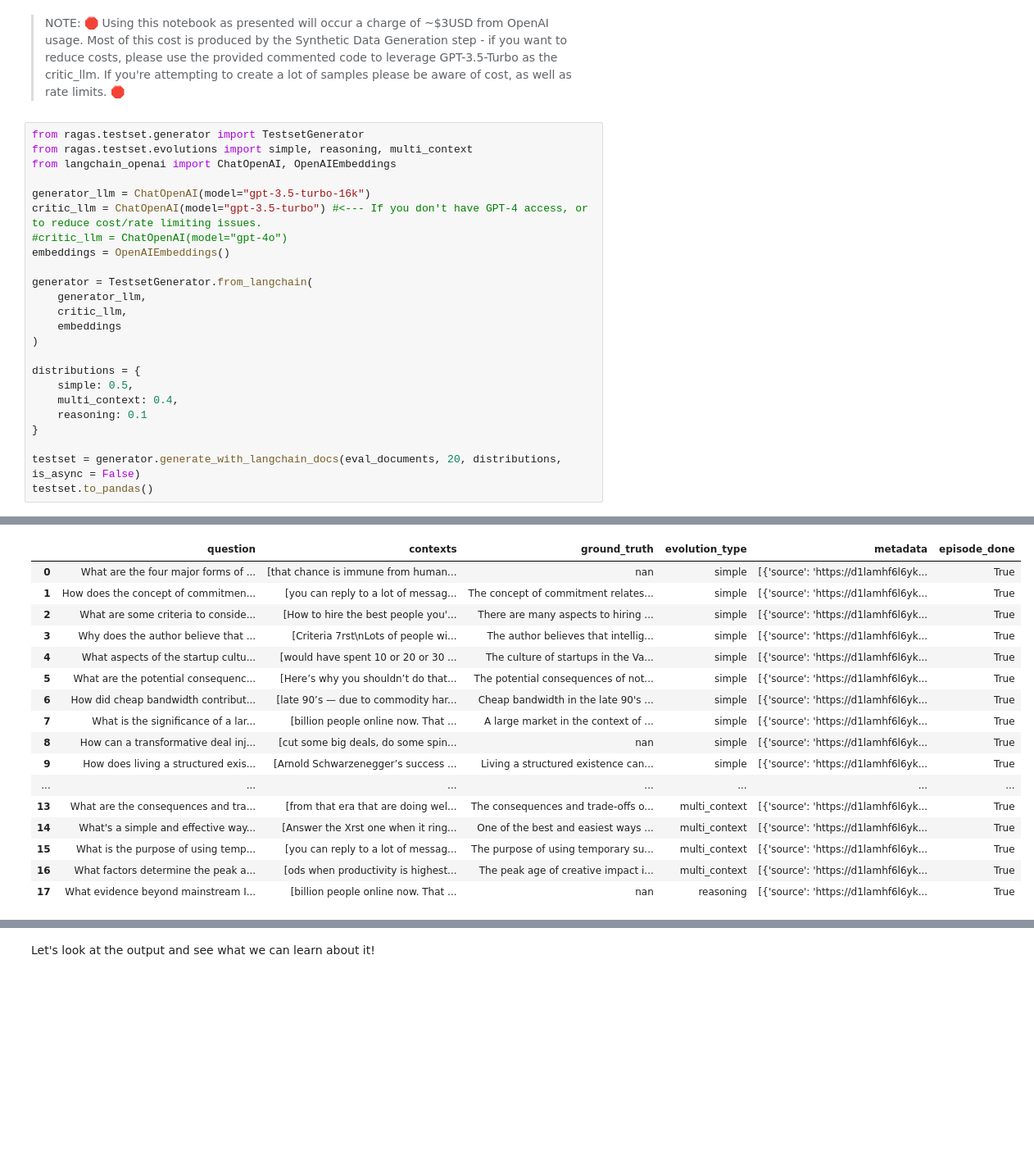
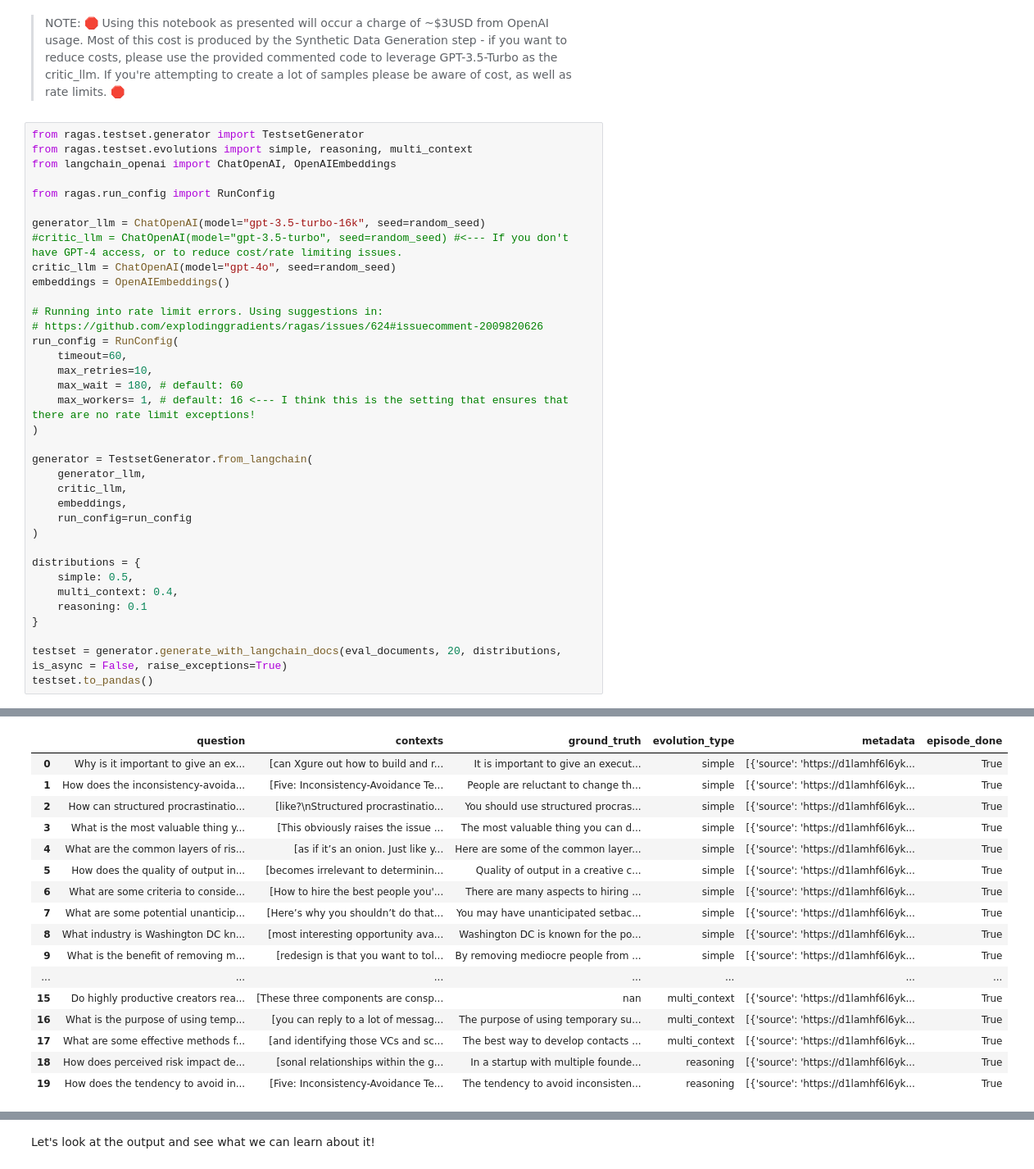
Before and after one commit to carvalhomb/AIE3, a Jupyter notebook: Week 4/Day 2/Evaluation_of_RAG_using_Ragas_Assignment_Notebook.ipynb, the cells around one changed output, grey strips where cells are left out. Shown at 82% size. Cells and saved outputs as stored; diff of their text form; blank space fills up the shorter version.

```diff
--- a/Week 4/Day 2/Evaluation_of_RAG_using_Ragas_Assignment_Notebook.ipynb
+++ b/Week 4/Day 2/Evaluation_of_RAG_using_Ragas_Assignment_Notebook.ipynb
@@ -375,15 +378,27 @@ from ragas.testset.generator import TestsetGenerator
 from ragas.testset.evolutions import simple, reasoning, multi_context
 from langchain_openai import ChatOpenAI, OpenAIEmbeddings
 
-generator_llm = ChatOpenAI(model="gpt-3.5-turbo-16k")
-critic_llm = ChatOpenAI(model="gpt-3.5-turbo") #<--- If you don't have GPT-4 access, or to reduce cost/rate limiting issues.
-#critic_llm = ChatOpenAI(model="gpt-4o")
+from ragas.run_config import RunConfig
+
+generator_llm = ChatOpenAI(model="gpt-3.5-turbo-16k", seed=random_seed)
+#critic_llm = ChatOpenAI(model="gpt-3.5-turbo", seed=random_seed) #<--- If you don't have GPT-4 access, or to reduce cost/rate limiting issues.
+critic_llm = ChatOpenAI(model="gpt-4o", seed=random_seed)
 embeddings = OpenAIEmbeddings()
+
+# Running into rate limit errors. Using suggestions in:
+# https://github.com/explodinggradients/ragas/issues/624#issuecomment-2009820626
+run_config = RunConfig(
+    timeout=60,
+    max_retries=10,
+    max_wait = 180, # default: 60
+    max_workers= 1, # default: 16 <--- I think this is the setting that ensures that there are no rate limit exceptions!
+)
 
 generator = TestsetGenerator.from_langchain(
     generator_llm,
     critic_llm,
-    embeddings
+    embeddings,
+    run_config=run_config
 )
 
 distributions = {
@@ -392,6 +407,6 @@ distributions = {
     reasoning: 0.1
 }
 
-testset = generator.generate_with_langchain_docs(eval_documents, 20, distributions, is_async = False)
+testset = generator.generate_with_langchain_docs(eval_documents, 20, distributions, is_async = False, raise_exceptions=True)
 testset.to_pandas()
 # %% [output]
@@ -418,20 +418,20 @@ ServerApp.rate_limit_window=3.0 (secs)
 |  | question | contexts | ground_truth | evolution_type | metadata | episode_done |
-| 0 | What are the four major forms of ... | [that chance is immune from human... | nan | simple | [{'source': 'https://d1lamhf6l6yk... | True |
-| 1 | How does the concept of commitmen... | [you can reply to a lot of messag... | The concept of commitment relates... | simple | [{'source': 'https://d1lamhf6l6yk... | True |
-| 2 | What are some criteria to conside... | [How to hire the best people you'... | There are many aspects to hiring ... | simple | [{'source': 'https://d1lamhf6l6yk... | True |
-| 3 | Why does the author believe that ... | [Criteria 7rst\nLots of people wi... | The author believes that intellig... | simple | [{'source': 'https://d1lamhf6l6yk... | True |
-| 4 | What aspects of the startup cultu... | [would have spent 10 or 20 or 30 ... | The culture of startups in the Va... | simple | [{'source': 'https://d1lamhf6l6yk... | True |
-| 5 | What are the potential consequenc... | [Here’s why you shouldn’t do that... | The potential consequences of not... | simple | [{'source': 'https://d1lamhf6l6yk... | True |
-| 6 | How did cheap bandwidth contribut... | [late 90’s — due to commodity har... | Cheap bandwidth in the late 90's ... | simple | [{'source': 'https://d1lamhf6l6yk... | True |
-| 7 | What is the significance of a lar... | [billion people online now. That ... | A large market in the context of ... | simple | [{'source': 'https://d1lamhf6l6yk... | True |
-| 8 | How can a transformative deal inj... | [cut some big deals, do some spin... | nan | simple | [{'source': 'https://d1lamhf6l6yk... | True |
-| 9 | How does living a structured exis... | [Arnold Schwarzenegger’s success ... | Living a structured existence can... | simple | [{'source': 'https://d1lamhf6l6yk... | True |
+| 0 | Why is it important to give an ex... | [can Xgure out how to build and r... | It is important to give an execut... | simple | [{'source': 'https://d1lamhf6l6yk... | True |
+| 1 | How does the inconsistency-avoida... | [Five: Inconsistency-Avoidance Te... | People are reluctant to change th... | simple | [{'source': 'https://d1lamhf6l6yk... | True |
+| 2 | How can structured procrastinatio... | [like?\nStructured procrastinatio... | You should use structured procras... | simple | [{'source': 'https://d1lamhf6l6yk... | True |
+| 3 | What is the most valuable thing y... | [This obviously raises the issue ... | The most valuable thing you can d... | simple | [{'source': 'https://d1lamhf6l6yk... | True |
+| 4 | What are the common layers of ris... | [as if it’s an onion. Just like y... | Here are some of the common layer... | simple | [{'source': 'https://d1lamhf6l6yk... | True |
+| 5 | How does the quality of output in... | [becomes irrelevant to determinin... | Quality of output in a creative c... | simple | [{'source': 'https://d1lamhf6l6yk... | True |
+| 6 | What are some criteria to conside... | [How to hire the best people you'... | There are many aspects to hiring ... | simple | [{'source': 'https://d1lamhf6l6yk... | True |
+| 7 | What are some potential unanticip... | [Here’s why you shouldn’t do that... | You may have unanticipated setbac... | simple | [{'source': 'https://d1lamhf6l6yk... | True |
+| 8 | What industry is Washington DC kn... | [most interesting opportunity ava... | Washington DC is known for the po... | simple | [{'source': 'https://d1lamhf6l6yk... | True |
+| 9 | What is the benefit of removing m... | [redesign is that you want to tol... | By removing mediocre people from ... | simple | [{'source': 'https://d1lamhf6l6yk... | True |
 | ... | ... | ... | ... | ... | ... | ... |
-| 13 | What are the consequences and tra... | [from that era that are doing wel... | The consequences and trade-offs o... | multi_context | [{'source': 'https://d1lamhf6l6yk... | True |
-| 14 | What's a simple and effective way... | [Answer the Xrst one when it ring... | One of the best and easiest ways ... | multi_context | [{'source': 'https://d1lamhf6l6yk... | True |
-| 15 | What is the purpose of using temp... | [you can reply to a lot of messag... | The purpose of using temporary su... | multi_context | [{'source': 'https://d1lamhf6l6yk... | True |
-| 16 | What factors determine the peak a... | [ods when productivity is highest... | The peak age of creative impact i... | multi_context | [{'source': 'https://d1lamhf6l6yk... | True |
-| 17 | What evidence beyond mainstream I... | [billion people online now. That ... | nan | reasoning | [{'source': 'https://d1lamhf6l6yk... | True |
+| 15 | Do highly productive creators rea... | [These three components are consp... | nan | multi_context | [{'source': 'https://d1lamhf6l6yk... | True |
+| 16 | What is the purpose of using temp... | [you can reply to a lot of messag... | The purpose of using temporary su... | multi_context | [{'source': 'https://d1lamhf6l6yk... | True |
+| 17 | What are some effective methods f... | [and identifying those VCs and sc... | The best way to develop contacts ... | multi_context | [{'source': 'https://d1lamhf6l6yk... | True |
+| 18 | How does perceived risk impact de... | [sonal relationships within the g... | In a startup with multiple founde... | reasoning | [{'source': 'https://d1lamhf6l6yk... | True |
+| 19 | How does the tendency to avoid in... | [Five: Inconsistency-Avoidance Te... | The tendency to avoid inconsisten... | reasoning | [{'source': 'https://d1lamhf6l6yk... | True |
 # %% [markdown]
 ####❓ Question #3:
 
```
Also changed, not shown: parts of 27 cells of this notebook.
